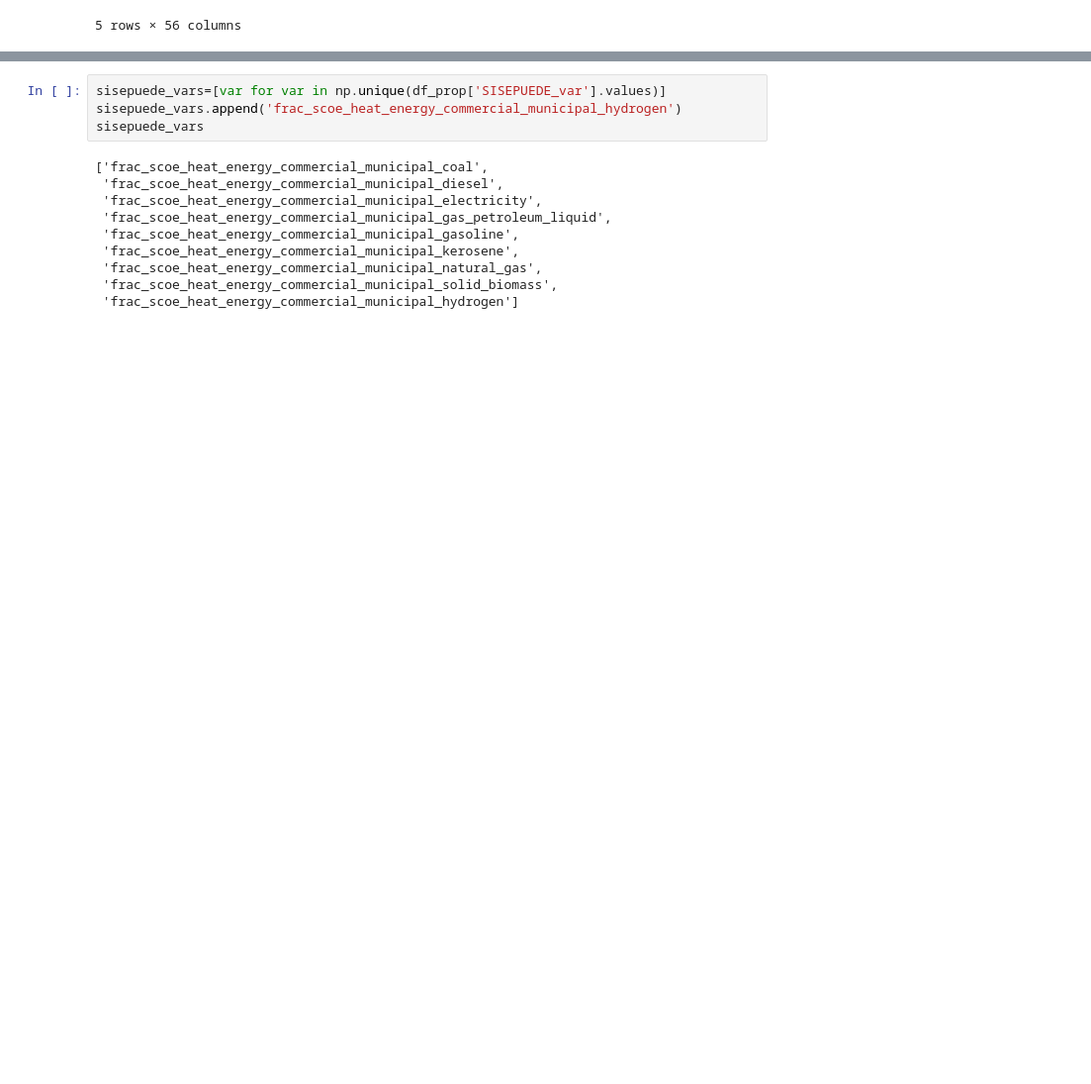
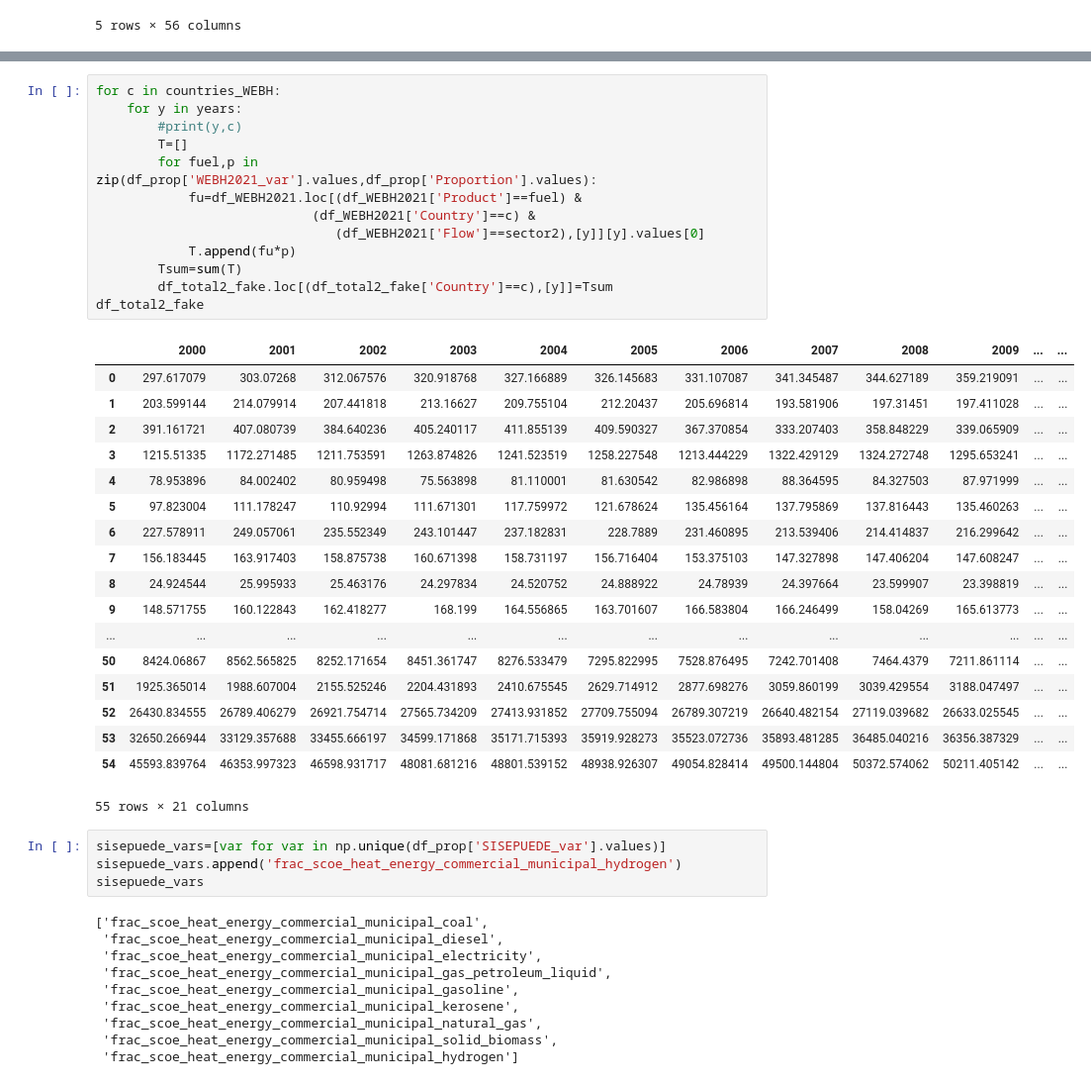
Before and after one commit to milocortes/sisepuede_data, a Jupyter notebook: Energy/frac_scoe_heat_energy_commercial_municipal_coal/src/Process frac_scoe_heat_energy_municipal.ipynb, the cells around one changed output, grey strips where cells are left out. Shown at 99% size. Drawn from its saved outputs; the diff is of its cells as text; blank space fills up the shorter version.

```diff
--- a/Energy/frac_scoe_heat_energy_commercial_municipal_coal/src/Process frac_scoe_heat_energy_municipal.ipynb
+++ b/Energy/frac_scoe_heat_energy_commercial_municipal_coal/src/Process frac_scoe_heat_energy_municipal.ipynb
@@ -115,3 +167,35 @@ df_prop_
+# %%
+for c in countries_WEBH:
+    for y in years:
+        #print(y,c)
+        T=[]
+        for fuel,p in zip(df_prop['WEBH2021_var'].values,df_prop['Proportion'].values):
+            fu=df_WEBH2021.loc[(df_WEBH2021['Product']==fuel) &
+                            (df_WEBH2021['Country']==c) &
+                               (df_WEBH2021['Flow']==sector2),[y]][y].values[0]
+            T.append(fu*p)
+        Tsum=sum(T)
+        df_total2_fake.loc[(df_total2_fake['Country']==c),[y]]=Tsum
+df_total2_fake
+# %% [output]
+|  | 2000 | 2001 | 2002 | 2003 | 2004 | 2005 | 2006 | 2007 | 2008 | 2009 | ... | ... |
+| 0 | 297.617079 | 303.07268 | 312.067576 | 320.918768 | 327.166889 | 326.145683 | 331.107087 | 341.345487 | 344.627189 | 359.219091 | ... | ... |
+| 1 | 203.599144 | 214.079914 | 207.441818 | 213.16627 | 209.755104 | 212.20437 | 205.696814 | 193.581906 | 197.31451 | 197.411028 | ... | ... |
+| 2 | 391.161721 | 407.080739 | 384.640236 | 405.240117 | 411.855139 | 409.590327 | 367.370854 | 333.207403 | 358.848229 | 339.065909 | ... | ... |
+| 3 | 1215.51335 | 1172.271485 | 1211.753591 | 1263.874826 | 1241.523519 | 1258.227548 | 1213.444229 | 1322.429129 | 1324.272748 | 1295.653241 | ... | ... |
+| 4 | 78.953896 | 84.002402 | 80.959498 | 75.563898 | 81.110001 | 81.630542 | 82.986898 | 88.364595 | 84.327503 | 87.971999 | ... | ... |
+| 5 | 97.823004 | 111.178247 | 110.92994 | 111.671301 | 117.759972 | 121.678624 | 135.456164 | 137.795869 | 137.816443 | 135.460263 | ... | ... |
+| 6 | 227.578911 | 249.057061 | 235.552349 | 243.101447 | 237.182831 | 228.7889 | 231.460895 | 213.539406 | 214.414837 | 216.299642 | ... | ... |
+| 7 | 156.183445 | 163.917403 | 158.875738 | 160.671398 | 158.731197 | 156.716404 | 153.375103 | 147.327898 | 147.406204 | 147.608247 | ... | ... |
+| 8 | 24.924544 | 25.995933 | 25.463176 | 24.297834 | 24.520752 | 24.888922 | 24.78939 | 24.397664 | 23.599907 | 23.398819 | ... | ... |
+| 9 | 148.571755 | 160.122843 | 162.418277 | 168.199 | 164.556865 | 163.701607 | 166.583804 | 166.246499 | 158.04269 | 165.613773 | ... | ... |
+| ... | ... | ... | ... | ... | ... | ... | ... | ... | ... | ... | ... | ... |
+| 50 | 8424.06867 | 8562.565825 | 8252.171654 | 8451.361747 | 8276.533479 | 7295.822995 | 7528.876495 | 7242.701408 | 7464.4379 | 7211.861114 | ... | ... |
+| 51 | 1925.365014 | 1988.607004 | 2155.525246 | 2204.431893 | 2410.675545 | 2629.714912 | 2877.698276 | 3059.860199 | 3039.429554 | 3188.047497 | ... | ... |
+| 52 | 26430.834555 | 26789.406279 | 26921.754714 | 27565.734209 | 27413.931852 | 27709.755094 | 26789.307219 | 26640.482154 | 27119.039682 | 26633.025545 | ... | ... |
+| 53 | 32650.266944 | 33129.357688 | 33455.666197 | 34599.171868 | 35171.715393 | 35919.928273 | 35523.072736 | 35893.481285 | 36485.040216 | 36356.387329 | ... | ... |
+| 54 | 45593.839764 | 46353.997323 | 46598.931717 | 48081.681216 | 48801.539152 | 48938.926307 | 49054.828414 | 49500.144804 | 50372.574062 | 50211.405142 | ... | ... |
+55 rows × 21 columns
 # %%
 sisepuede_vars=[var for var in np.unique(df_prop['SISEPUEDE_var'].values)]
 sisepuede_vars.append('frac_scoe_heat_energy_commercial_municipal_hydrogen')
```
Also changed, not shown: parts of 6 cells of this notebook, 17 other files.
